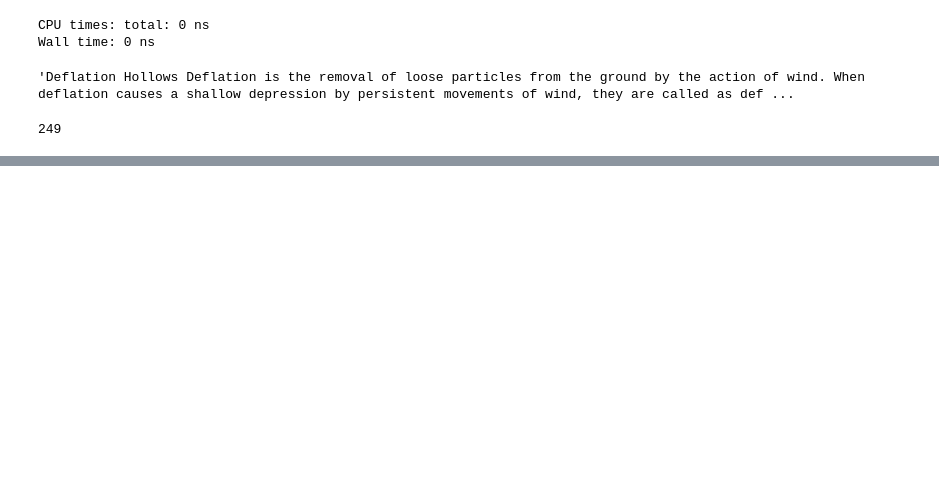
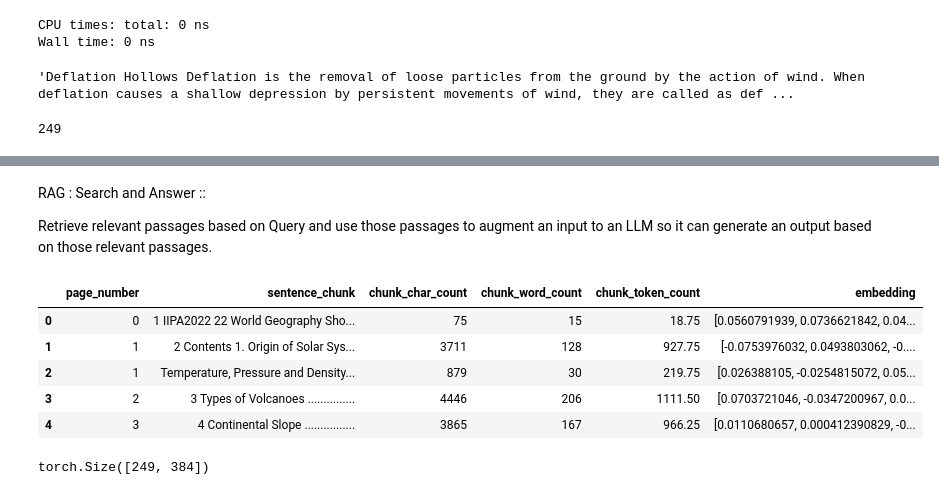
Before and after one commit to Iaryan-21/RAG, a Jupyter notebook: rag.ipynb, the cells around one changed output, grey strips where cells are left out. Cells and saved outputs as stored; diff of their text form; code cells hidden in the pictures; blank space fills up the shorter version.

Commit message:
Added Query and Semantic Search Pipeline

```diff
--- a/rag.ipynb
+++ b/rag.ipynb
@@ -426,3 +426,34 @@ text_chunks_and_embeddings_df_load.head()
 | 2 | 1 | Temperature, Pressure and Density... | 879 | 30 | 219.75 | [ 2.63881050e-02 -2.54815072e-02 ... |
 | 3 | 2 | 3 Types of Volcanoes ............... | 4446 | 206 | 1111.50 | [ 7.03721046e-02 -3.47200967e-02 ... |
 | 4 | 3 | 4 Continental Slope ................ | 3865 | 167 | 966.25 | [ 1.10680657e-02 4.12390829e-04 -... |
+# %% [markdown]
+RAG : Search and Answer ::
+
+Retrieve relevant passages based on Query and use those passages to augment an input to an LLM so it can generate an output based on those relevant passages.
+# %%
+ #Simimlarity Search
+import torch
+import numpy as np
+device = "cuda" if torch.cuda.is_available() else "cpu"
+import pandas as pd
+
+text_chunks_and_embeddings_df_load["embedding"] = text_chunks_and_embeddings_df_load["embedding"].apply(lambda x: np.array([float(i) for i in str(x).strip("[]").split()]))
+
+embeddings = torch.tensor(np.stack(text_chunks_and_embeddings_df_load["embedding"].tolist(), axis=0), dtype=torch.float32).to(device)
+
+pages_and_chunks =  text_chunks_and_embeddings_df_load.to_dict(orient="records")
+
+text_chunks_and_embeddings_df_load.head()
+# %% [output]
+|  | page_number | sentence_chunk | chunk_char_count | chunk_word_count | chunk_token_count | embedding |
+| 0 | 0 | 1 IIPA2022 22 World Geography Sho... | 75 | 15 | 18.75 | [0.0560791939, 0.0736621842, 0.04... |
+| 1 | 1 | 2 Contents 1. Origin of Solar Sys... | 3711 | 128 | 927.75 | [-0.0753976032, 0.0493803062, -0.... |
+| 2 | 1 | Temperature, Pressure and Density... | 879 | 30 | 219.75 | [0.026388105, -0.0254815072, 0.05... |
+| 3 | 2 | 3 Types of Volcanoes ............... | 4446 | 206 | 1111.50 | [0.0703721046, -0.0347200967, 0.0... |
+| 4 | 3 | 4 Continental Slope ................ | 3865 | 167 | 966.25 | [0.0110680657, 0.000412390829, -0... |
+# %%
+embeddings.shape
+
+#259 embeddings all of size 384
+# %% [output]
+torch.Size([249, 384])
```
Also changed, not shown: parts of 12 cells of this notebook.
